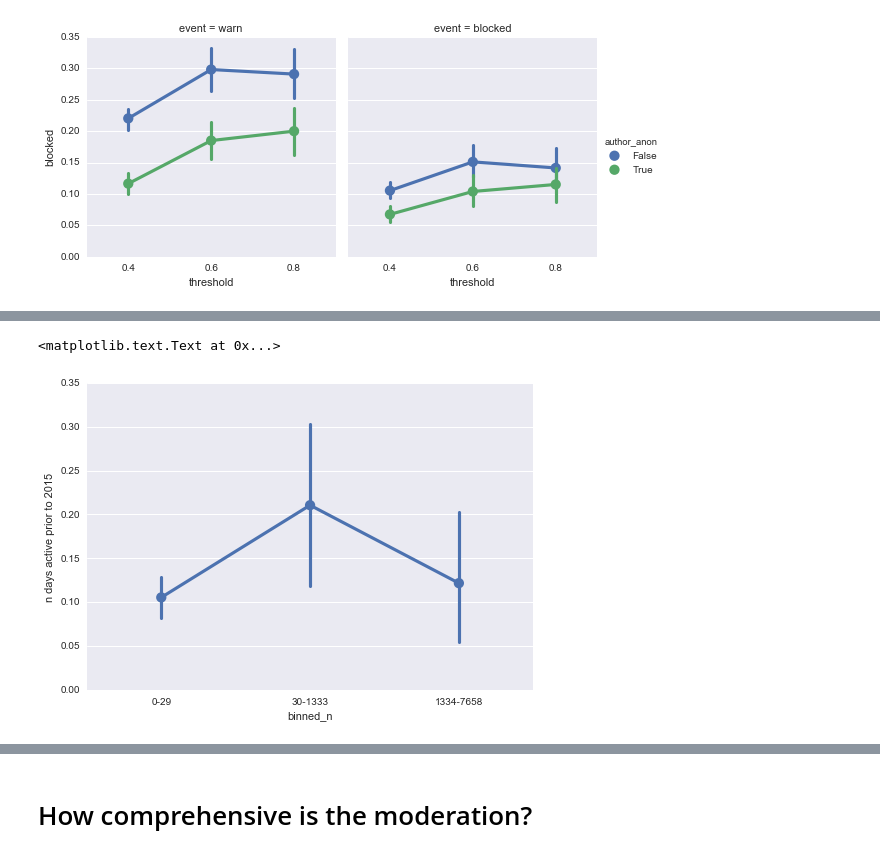
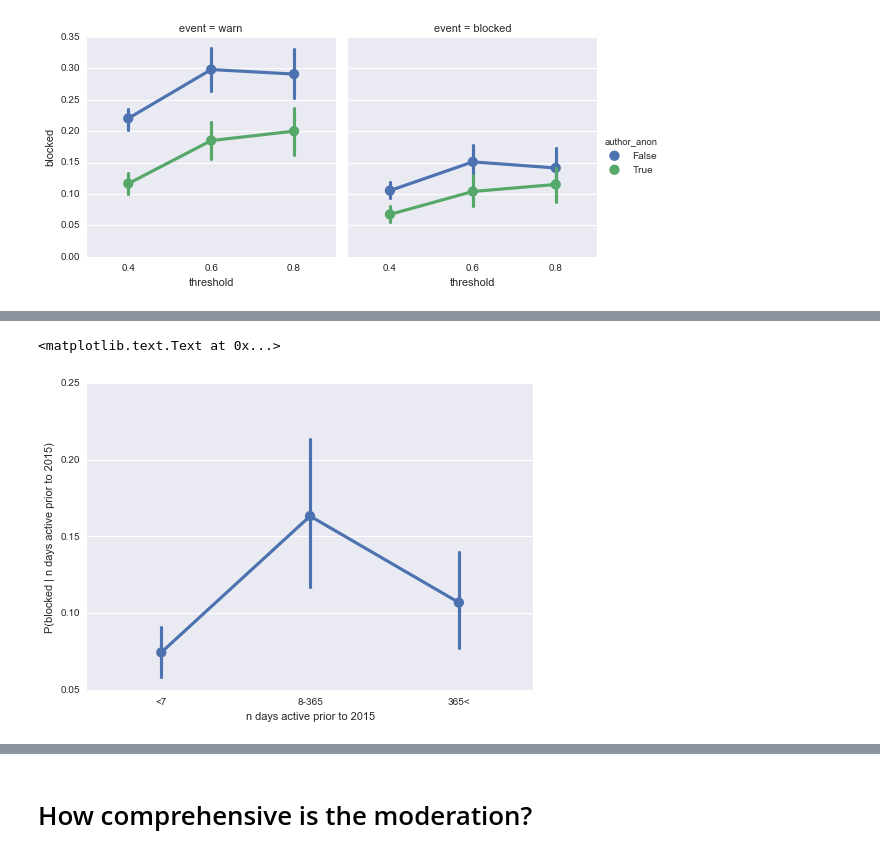
Before and after one commit to ewulczyn/wiki-detox, a Jupyter notebook: src/analysis/Prevalence and Efficacy of Moderation.ipynb, the cells around one changed output, grey strips where cells are left out. Saved outputs shown, nothing was run; the diff lists cells and outputs as text; code cells hidden in the pictures.

```diff
--- a/src/analysis/Prevalence and Efficacy of Moderation.ipynb
+++ b/src/analysis/Prevalence and Efficacy of Moderation.ipynb
@@ -341,5 +361,5 @@ Compute block/warn prob in 2015 as a function of how many days they were active
 # %%
-attackers = d['2015'].query('not author_anon and pred_recipient_score > 0.7')[['user_text']].drop_duplicates()
+attackers = d['2015'].query('not author_anon and pred_recipient_score > 0.5')[['user_text']].drop_duplicates()
 # %%
 # get days active
 d_tenure = pd.read_csv('../../data/long_term_users.tsv', sep = '\t')
@@ -356,6 +376,9 @@ for i in range(len(tresholds)-1):
     rnge = range(tresholds[i], tresholds[i+1])
     bins.append((label, rnge))
 
+
+bins = [('<7', range(0, 8)), ('8-365', range(8, 366)), ('365<', range(366, 4500))]
+
 def map_count(x):
     for label, rnge in bins:
         if x in rnge:
@@ -370,9 +393,9 @@ attackers['blocked'] = attackers['blocked'].fillna(0)
 # %%
 #plot
 o = [e[0] for e in bins]
 sns.pointplot(x='binned_n', y = 'blocked', data=attackers, order = o)
-plt.ylabel('P(blocked in 2015| attacked in 2915)')
-plt.ylabel('n days active prior to 2015')
+plt.ylabel('P(blocked | n days active prior to 2015)')
+plt.xlabel('n days active prior to 2015')
 # %% [output]
 <matplotlib.text.Text at 0x...>
-[figure, old version]
+[figure, new version]
```
Also changed, not shown: parts of 20 cells of this notebook, 3 other files.
